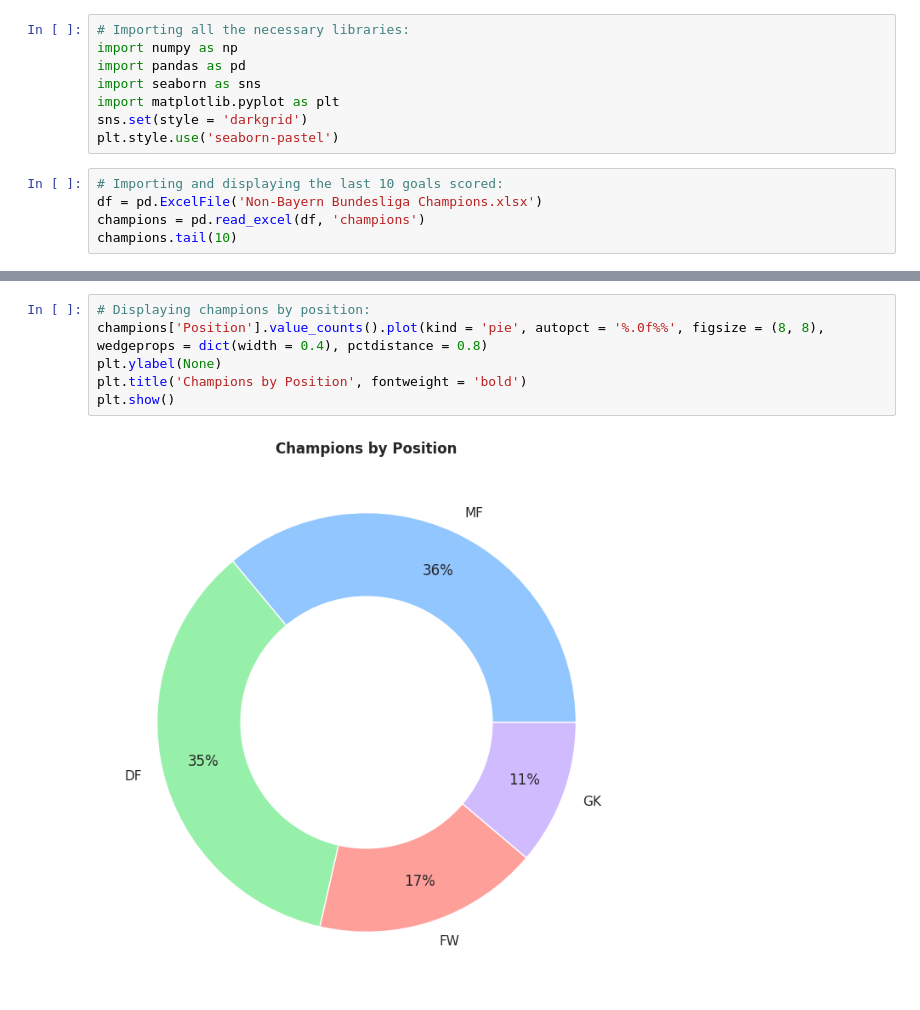
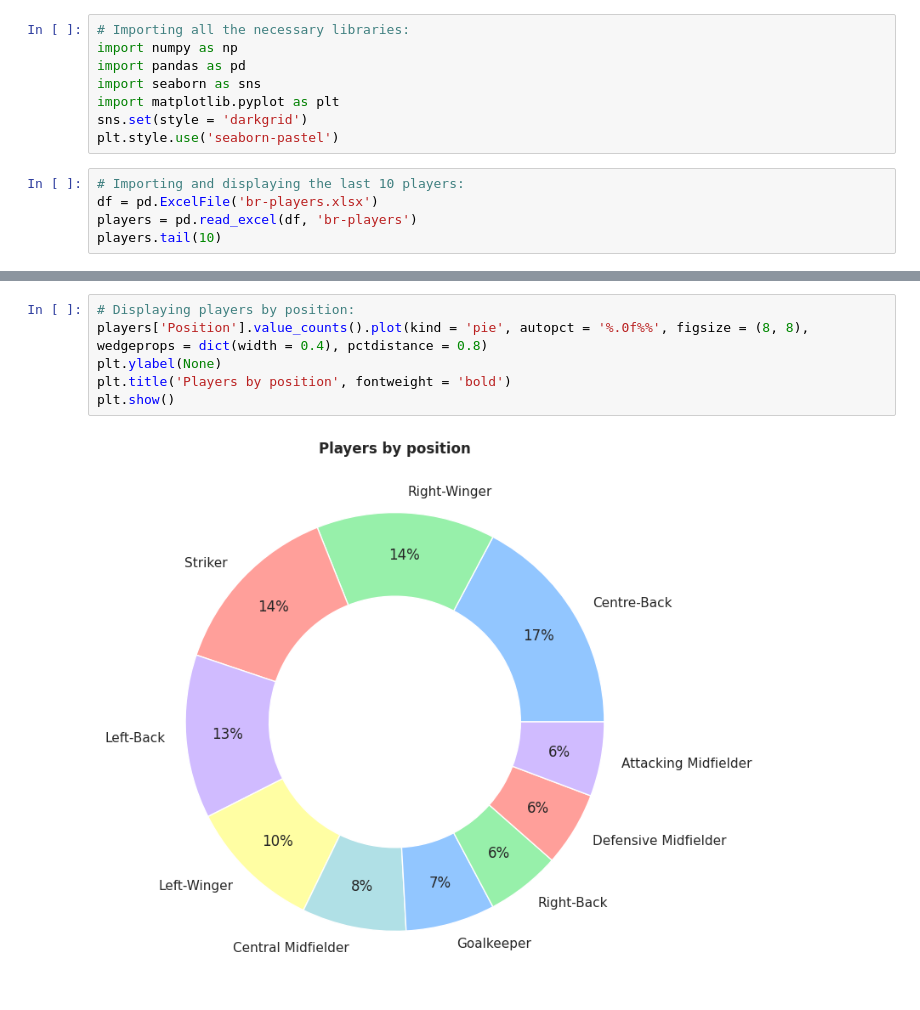
Before and after one commit to guilhermelaviola/GoalAnalysis, a Jupyter notebook: BrazilianPlayers.ipynb, the cells around one changed output, grey strips where cells are left out. Saved outputs shown, nothing was run; the diff lists cells and outputs as text.

```diff
--- a/BrazilianPlayers.ipynb
+++ b/BrazilianPlayers.ipynb
@@ -9,8 +9,8 @@ import matplotlib.pyplot as plt
 sns.set(style = 'darkgrid')
 plt.style.use('seaborn-pastel')
 # %%
-# Importing and displaying the last 10 goals scored:
-df = pd.ExcelFile('Non-Bayern Bundesliga Champions.xlsx')
-champions = pd.read_excel(df, 'champions')
-champions.tail(10)
+# Importing and displaying the last 10 players:
+df = pd.ExcelFile('br-players.xlsx')
+players = pd.read_excel(df, 'br-players')
+players.tail(10)
 # %% [output]
@@ -61,9 +78,9 @@ plt.show()
 # %%
-# Displaying champions by position:
-champions['Position'].value_counts().plot(kind = 'pie', autopct = '%.0f%%', figsize = (8, 8), wedgeprops = dict(width = 0.4), pctdistance = 0.8)
+# Displaying players by position:
+players['Position'].value_counts().plot(kind = 'pie', autopct = '%.0f%%', figsize = (8, 8), wedgeprops = dict(width = 0.4), pctdistance = 0.8)
 plt.ylabel(None)
-plt.title('Champions by Position', fontweight = 'bold')
+plt.title('Players by position', fontweight = 'bold')
 plt.show()
 # %% [output]
-[figure, old version]
+[figure, new version]
 # %%
```
Also changed, not shown: parts of 13 cells of this notebook.
